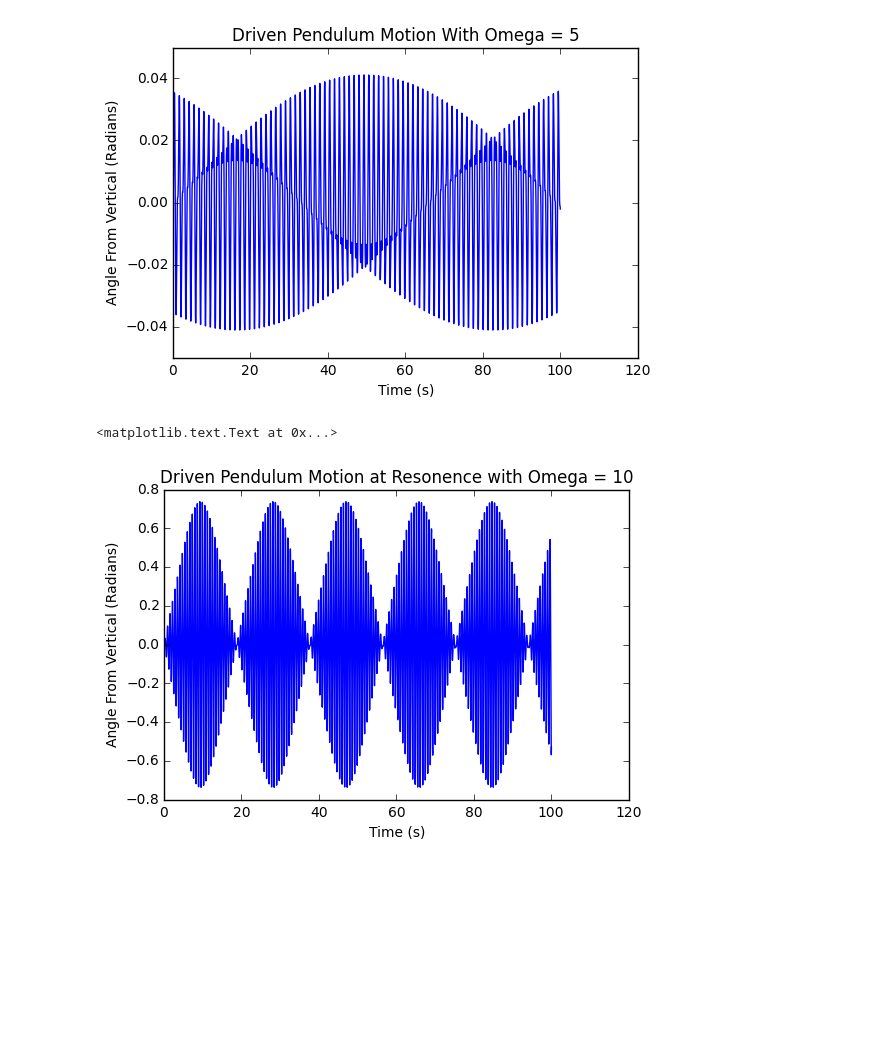
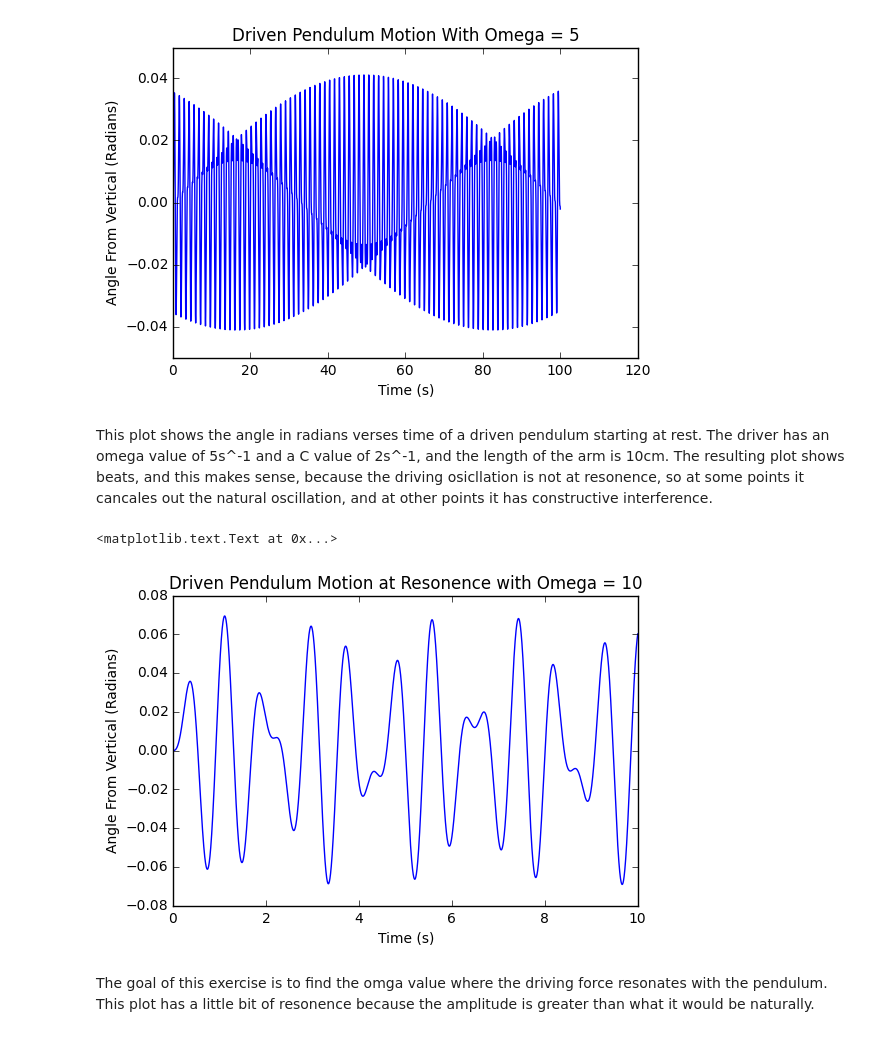
Before and after one commit to aMartin6/Labs, a Jupyter notebook: Lab 9.ipynb, the cells around one changed output. Cells and saved outputs as stored; diff of their text form; code cells hidden in the pictures; blank space fills up the shorter version.

```diff
--- a/Lab 9.ipynb
+++ b/Lab 9.ipynb
@@ -167,15 +167,19 @@ plt.title("Driven Pendulum Motion With Omega = 5")
 # %% [output]
 <matplotlib.text.Text at 0x...>
 [figure]
+# %% [markdown]
+This plot shows the angle in radians verses time of a driven pendulum starting at rest. The driver has an omega value of 5s^-1 and a C value of 2s^-1, and the length of the arm is 10cm. The resulting plot shows beats, and this makes sense, because the driving osicllation is not at resonence, so at some points it cancales out the natural oscillation, and at other points it has constructive interference.
 # %%
-ohm = 10 #s^-1
+ohm = 7 #s^-1
 
-pendOutput = solve_coupled(drivenPendulum, 2, r0, (a,b), N, order=4)
+pendOutput = solve_coupled(drivenPendulum, 2, r0, (a,10), N, order=4)
 
 plt.plot(pendOutput[:,0],pendOutput[:,1])
 plt.xlabel("Time (s)")
 plt.ylabel("Angle From Vertical (Radians)")
 plt.title("Driven Pendulum Motion at Resonence with Omega = 10")
 # %% [output]
 <matplotlib.text.Text at 0x...>
-[figure, old version]
+[figure, new version]
+# %% [markdown]
+The goal of this exercise is to find the omga value where the driving force resonates with the pendulum. This plot has a little bit of resonence because the amplitude is greater than what it would be naturally.
```
Also changed, not shown: parts of 2 cells of this notebook.
